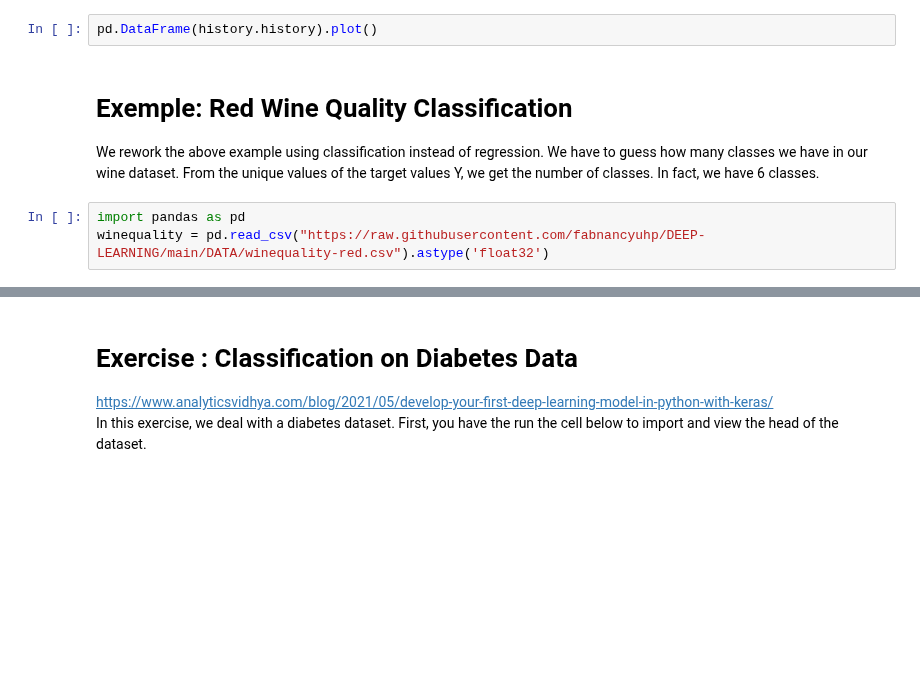
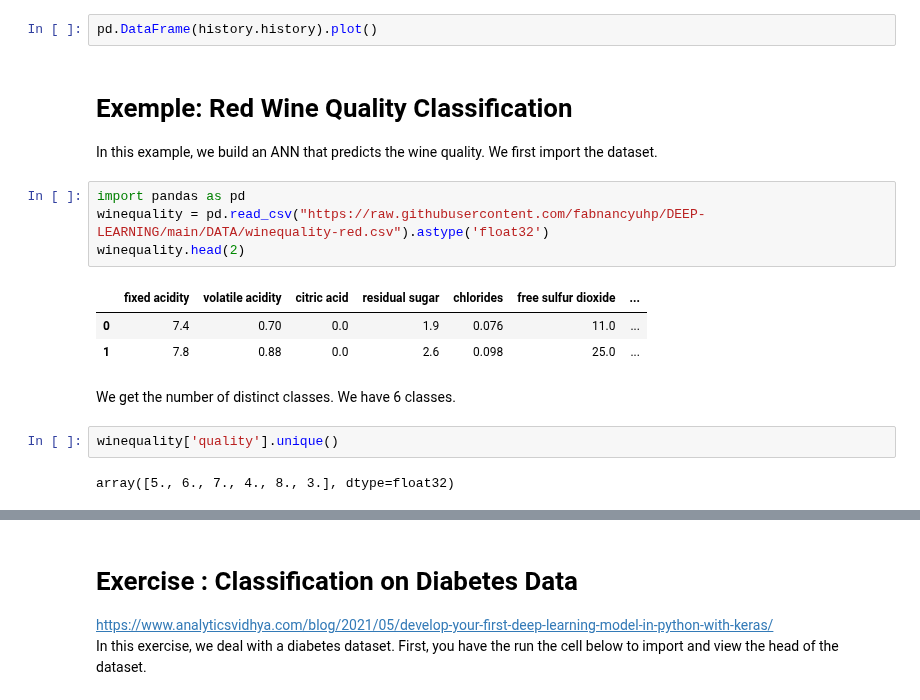
Before and after one commit to fabnancyuhp/DEEP-LEARNING, a Jupyter notebook: NOTEBOOKS/CLASSIFICATION_ANNs_ON_STRUCTURED_DATA.ipynb, the cells around one changed output, grey strips where cells are left out. Saved outputs shown, nothing was run; the diff lists cells and outputs as text; blank space fills up the shorter version.

```diff
--- a/NOTEBOOKS/CLASSIFICATION_ANNs_ON_STRUCTURED_DATA.ipynb
+++ b/NOTEBOOKS/CLASSIFICATION_ANNs_ON_STRUCTURED_DATA.ipynb
@@ -198,9 +197,20 @@ history = model.fit(x_train, y_train, epochs=700, verbose=0)
 model.evaluate(x_test, y_test)
 # %%
 pd.DataFrame(history.history).plot()
-# %% [markdown]
-# Exemple: Red Wine Quality Classification
-We rework the above example using classification instead of regression. We have to guess how many classes we have in our wine dataset. From the unique values of the target values Y, we get the number of classes. In fact, we have 6 classes.
+# %% [markdown]
+# Exemple: Red Wine Quality Classification
+In this example, we build an ANN that predicts the wine quality. We first import the dataset.
 # %%
 import pandas as pd
 winequality = pd.read_csv("https://raw.githubusercontent.com/fabnancyuhp/DEEP-LEARNING/main/DATA/winequality-red.csv").astype('float32')
+winequality.head(2)
+# %% [output]
+|  | fixed acidity | volatile acidity | citric acid | residual sugar | chlorides | free sulfur dioxide | ... |
+| 0 | 7.4 | 0.70 | 0.0 | 1.9 | 0.076 | 11.0 | ... |
+| 1 | 7.8 | 0.88 | 0.0 | 2.6 | 0.098 | 25.0 | ... |
+# %% [markdown]
+We get the number of distinct classes. We have 6 classes.
+# %%
+winequality['quality'].unique()
+# %% [output]
+array([5., 6., 7., 4., 8., 3.], dtype=float32)
```
Also changed, not shown: parts of 19 cells of this notebook.
